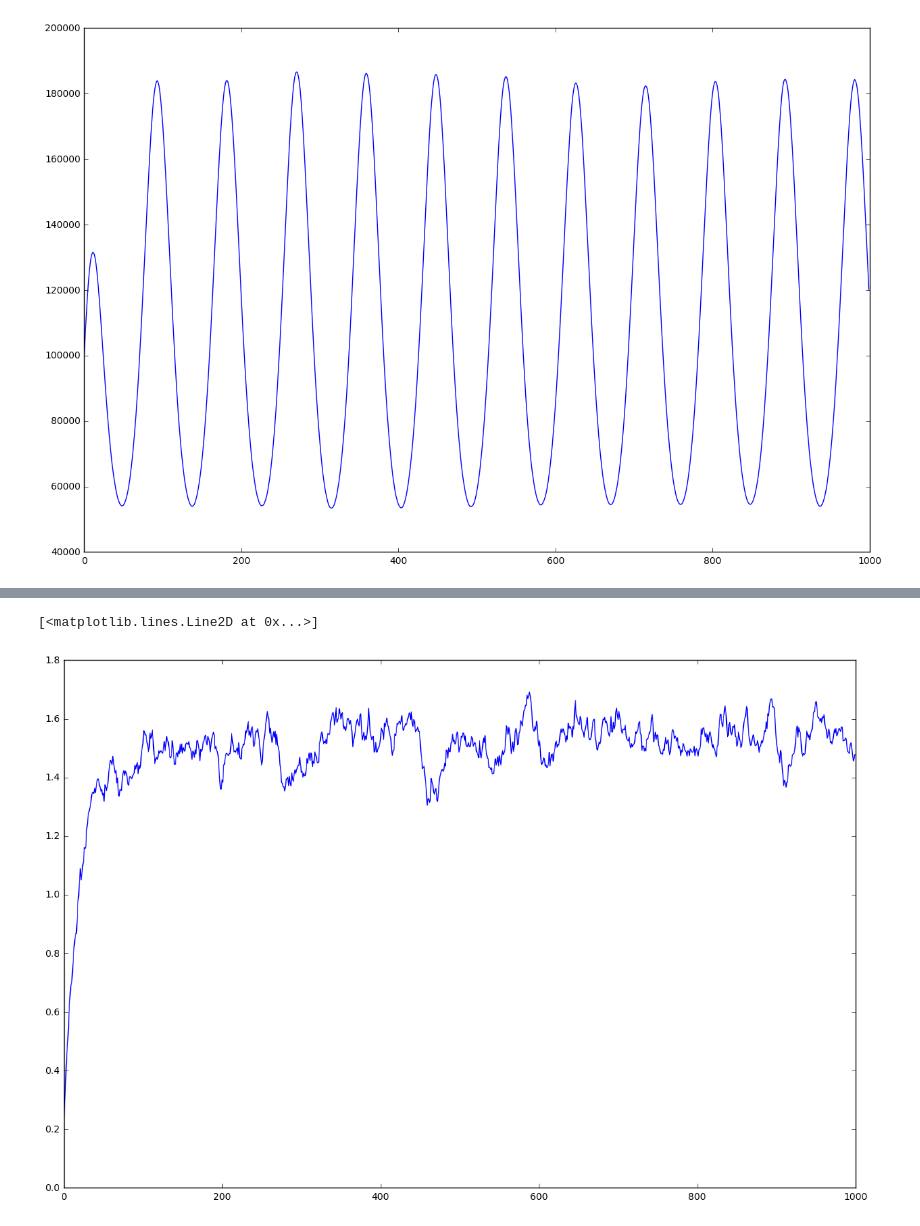
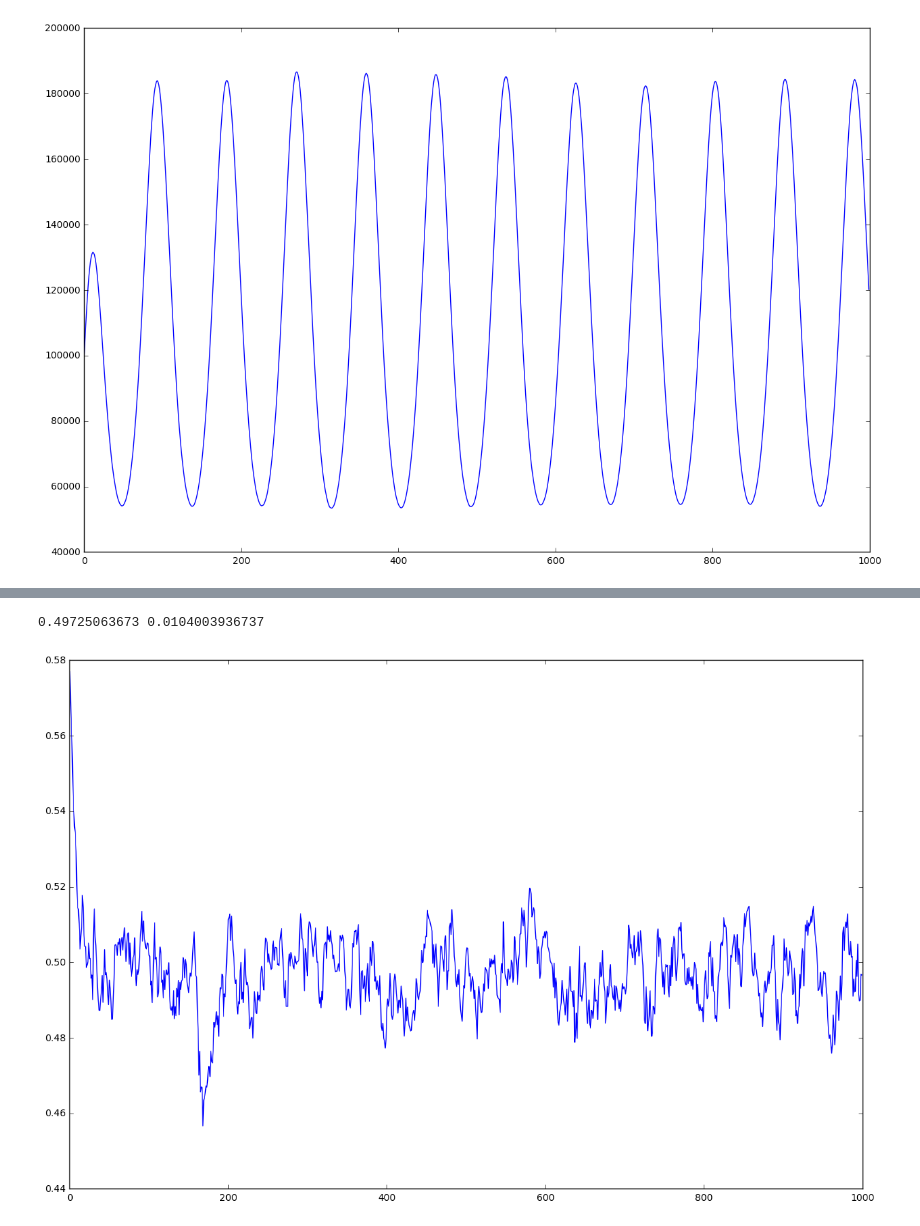
Before and after one commit to cpehle/quantum-drude-oscillators, a Jupyter notebook: plot-results.ipynb, the cells around one changed output, grey strips where cells are left out. Saved outputs shown, nothing was run; the diff lists cells and outputs as text; code cells hidden in the pictures.

Commit message:
More plots

```diff
--- a/plot-results.ipynb
+++ b/plot-results.ipynb
@@ -15,4 +15,11 @@ plt.plot(data[:,0])
 # %% [output]
 [<matplotlib.lines.Line2D at 0x...>]
 [figure]
+# %%
+def plot_energies(filename):
+    data = np.loadtxt(file(filename).readlines())
+    energies = data[:,0]
+    nwalkers = data[:,1]
+    print np.mean(energies), np.std(energies)
+    plt.plot(energies)
 # %%
@@ -25,5 +30,5 @@ plt.plot(data)
 # %%
-plt.plot(np.loadtxt(file("./dmc-harmonic-oscillator-python/numbers").readlines()))
+plot_energies("./dmc-harmonic-oscillator-python/numbers-1.1")
 # %% [output]
-[<matplotlib.lines.Line2D at 0x...>]
+0.49725063673 0.0104003936737
-[figure, old version]
+[figure, new version]
```
Also changed, not shown: parts of 7 cells of this notebook.
